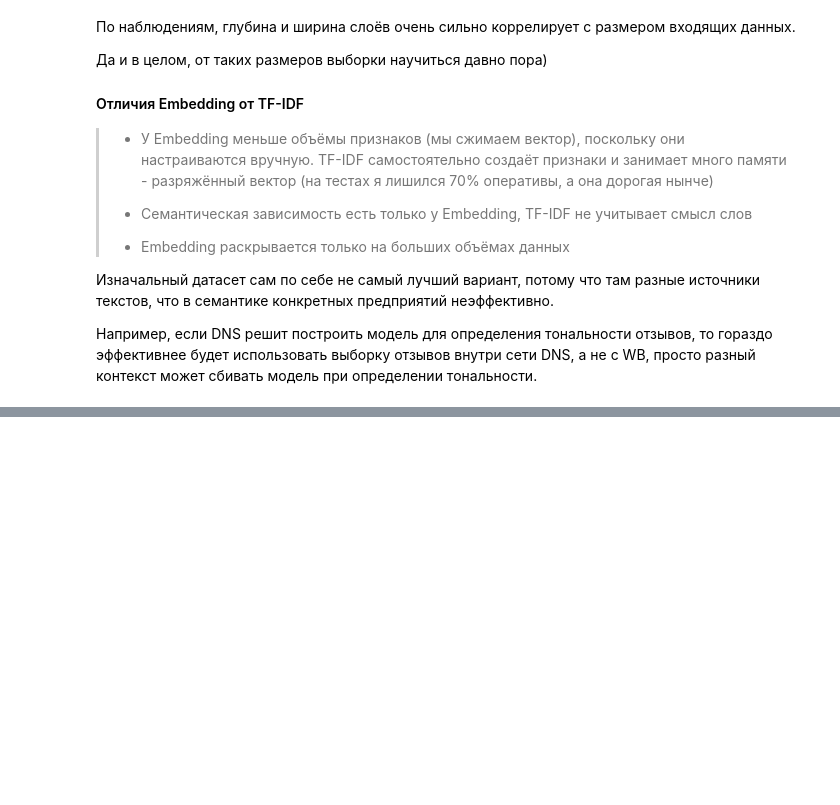
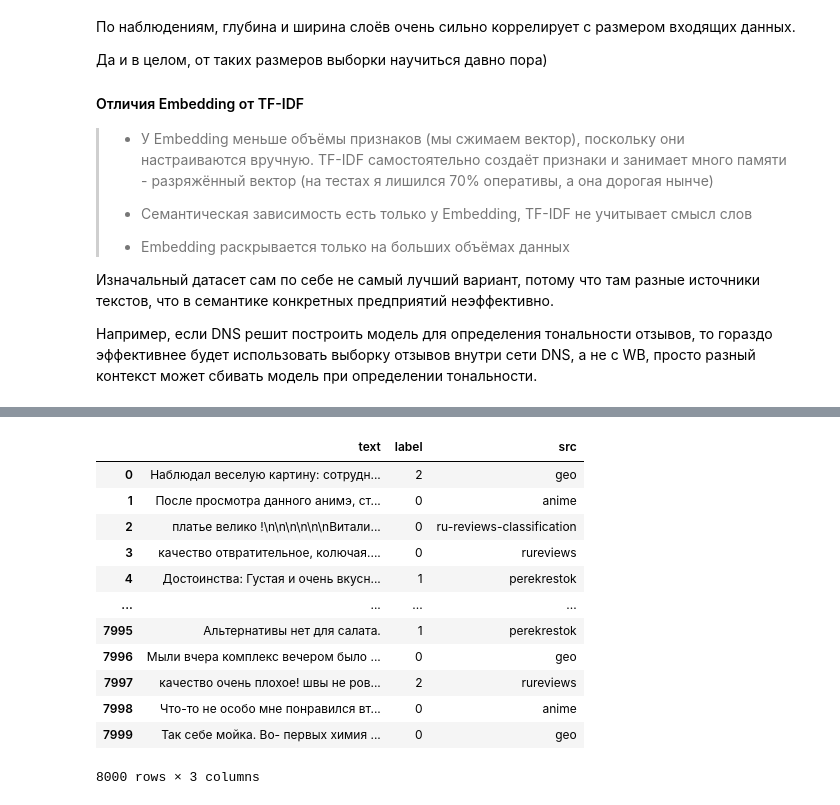
Before and after one commit to Qweeckusha/PROJECT07_russian-sentiment-analysis, a Jupyter notebook: notebook.ipynb, the cells around one changed output, grey strips where cells are left out. Cells and saved outputs as stored; diff of their text form; code cells hidden in the pictures; blank space fills up the shorter version.

```diff
--- a/notebook.ipynb
+++ b/notebook.ipynb
@@ -579,0 +604,20 @@ weighted avg       0.71      0.70      0.71     58092
+# %%
+# ================= ЗАГРУЗКА ДАННЫХ =================
+df = pd.read_csv('data/sentiment_test_8k.csv' if is_small_sample else 'data/sentiment_dataset.csv')
+X_text = df['text'].astype(str).values
+y_labels = df['label'].values  # 0=Neutral, 1=Positive, 2=Negative
+df
+# %% [output]
+|  | text | label | src |
+| 0 | Наблюдал веселую картину: сотрудн... | 2 | geo |
+| 1 | После просмотра данного анимэ, ст... | 0 | anime |
+| 2 | платье велико !\n\n\n\n\n\nВитали... | 0 | ru-reviews-classification |
+| 3 | качество отвратительное, колючая.... | 0 | rureviews |
+| 4 | Достоинства: Густая и очень вкусн... | 1 | perekrestok |
+| ... | ... | ... | ... |
+| 7995 | Альтернативы нет для салата. | 1 | perekrestok |
+| 7996 | Мыли вчера комплекс вечером было ... | 0 | geo |
+| 7997 | качество очень плохое! швы не ров... | 2 | rureviews |
+| 7998 | Что-то не особо мне понравился вт... | 0 | anime |
+| 7999 | Так себе мойка. Во- первых химия ... | 0 | geo |
+8000 rows × 3 columns
```
Also changed, not shown: parts of 10 cells of this notebook.
